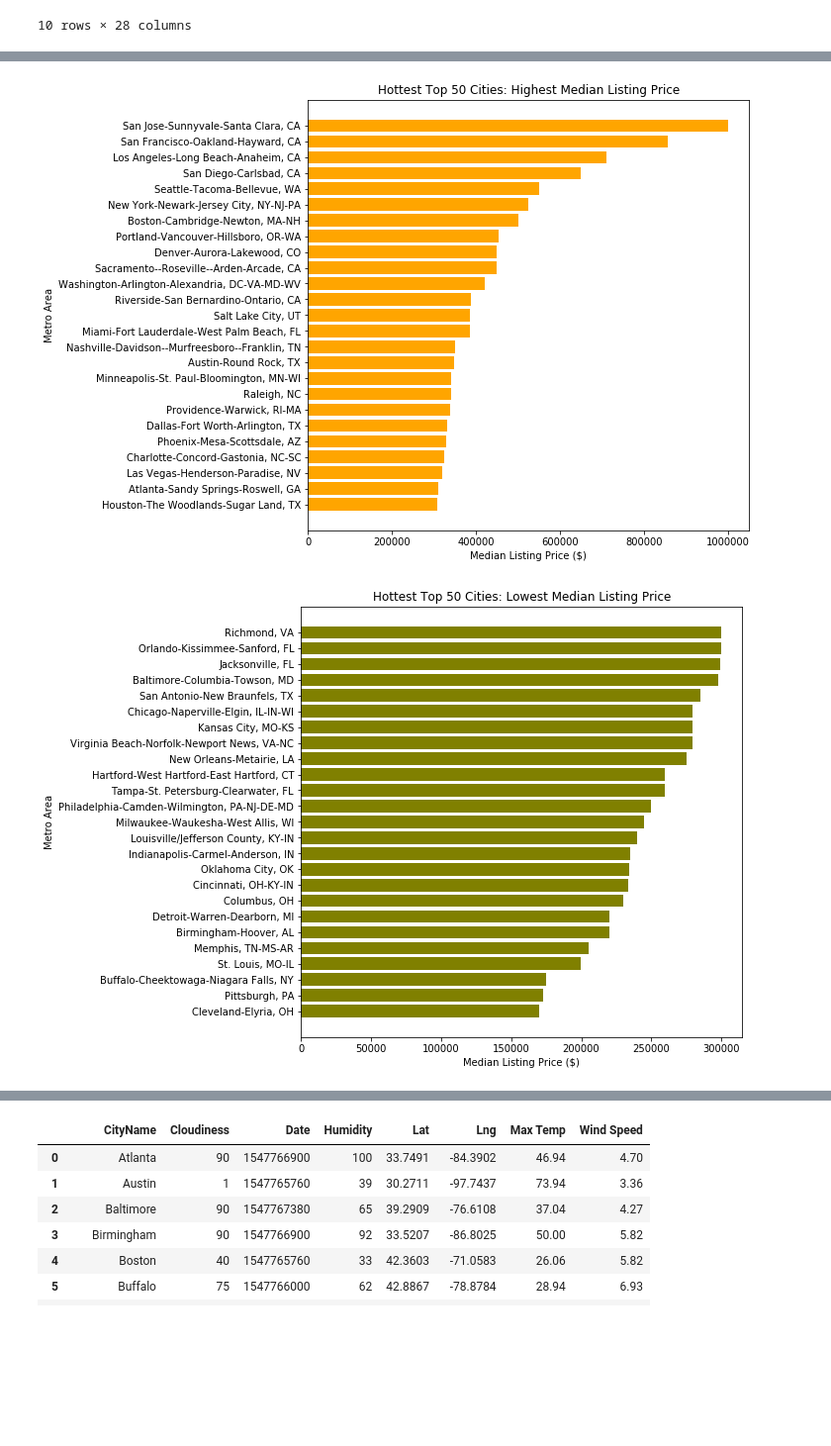
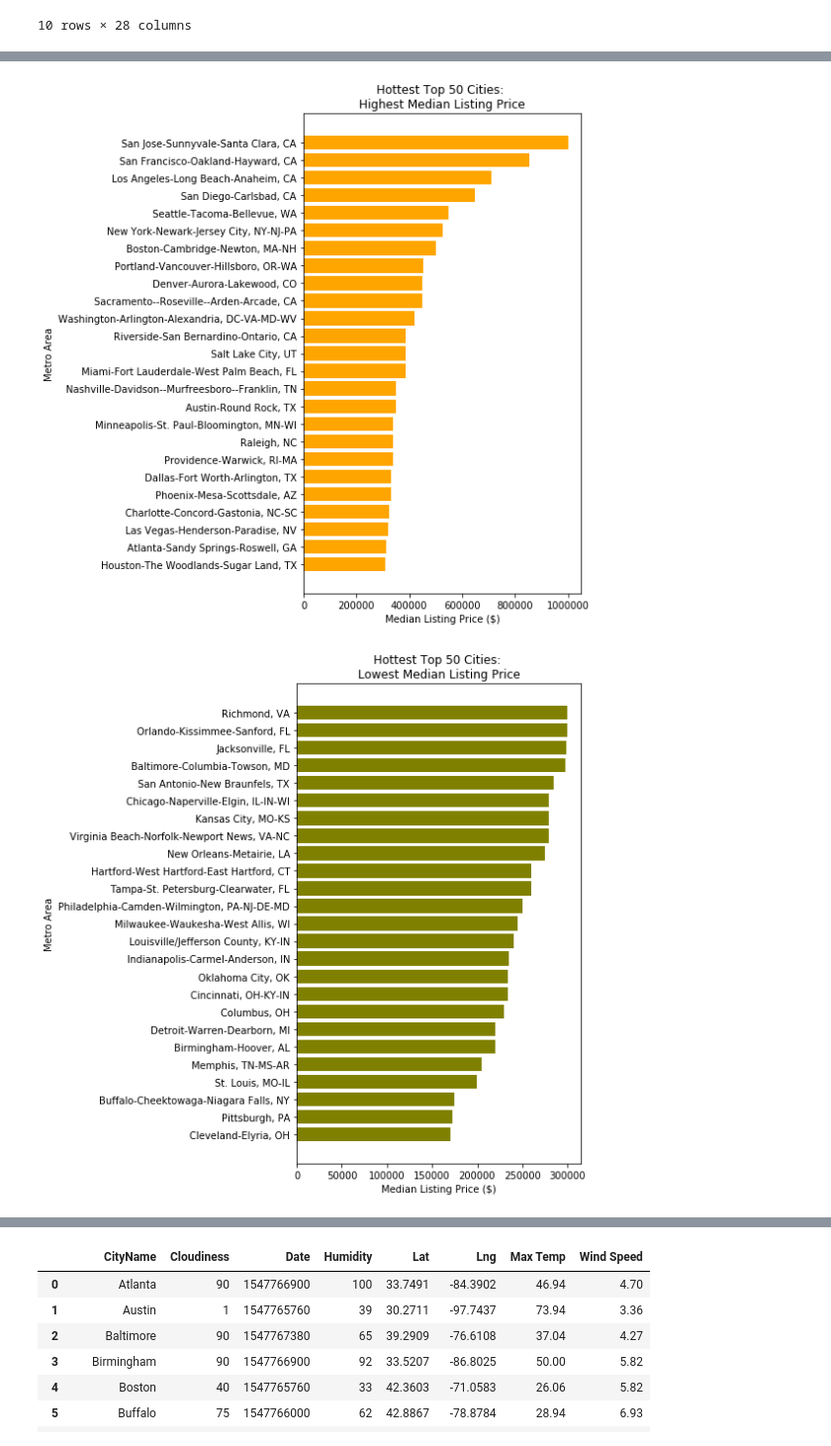
Before and after one commit to LoriHarris/Real_Estate_Affordability, a Jupyter notebook: plots.ipynb, the cells around one changed output, grey strips where cells are left out. Shown at 99% size. Cells and saved outputs as stored; diff of their text form; code cells hidden in the pictures; blank space fills up the shorter version.

Commit message:
final coding edits to update images in output_data folder

```diff
--- a/plots.ipynb
+++ b/plots.ipynb
@@ -387,26 +387,26 @@ dtype: int64
 # %%
 # Graph - Hottest Top 50 Cities: 25 with Highest Median Listing Price
 # Obtain the x and y coordinates
 x_axis = list_high_sort['CBSATitle']
 y_axis = list_high_sort['MedListPrice']
 tick_locations = [value for value in x_axis]
 
 plt.figure(figsize=[8, 8])
 
 plt.barh(x_axis, y_axis, color="orange", align="center")
 plt.yticks(tick_locations, list_high_sort['CBSATitle'], rotation='horizontal')
 
 # Set a Title and labels
-plt.title("Hottest Top 50 Cities: Highest Median Listing Price")
+plt.title("Hottest Top 50 Cities: \nHighest Median Listing Price")
 plt.xlabel("Median Listing Price ($)")
 plt.ylabel("Metro Area")
 
-# plt.show()
+plt.tight_layout()
 
 # Save figure
 plt.savefig("output_data/high_med.png")
 # %% [output]
-[figure, old version]
+[figure, new version]
 # %%
 # Graph - Hottest Top 50 Cities: 25 with Lowest Median Listing Price
 # Obtain the x and y coordinates
@@ -420,16 +420,16 @@ plt.barh(x_axis, y_axis, color="olive", align="center")
 plt.yticks(tick_locations, list_low_sort['CBSATitle'], rotation='horizontal')
 
 # Set a Title and labels
-plt.title("Hottest Top 50 Cities: Lowest Median Listing Price")
+plt.title("Hottest Top 50 Cities: \nLowest Median Listing Price")
 plt.xlabel("Median Listing Price ($)")
 plt.ylabel("Metro Area")
 
-# plt.show()
+plt.tight_layout()
 
 # Save figure
 plt.savefig("output_data/low_med.png")
 # %% [output]
-[figure, old version]
+[figure, new version]
 # %%
 # Graph - Hottest Top 50 Cities: 33 Hottest by Mortgage Affordability
 # Obtain the x and y coordinates for NC
```
Also changed, not shown: parts of 2 cells of this notebook, 4 other files.
